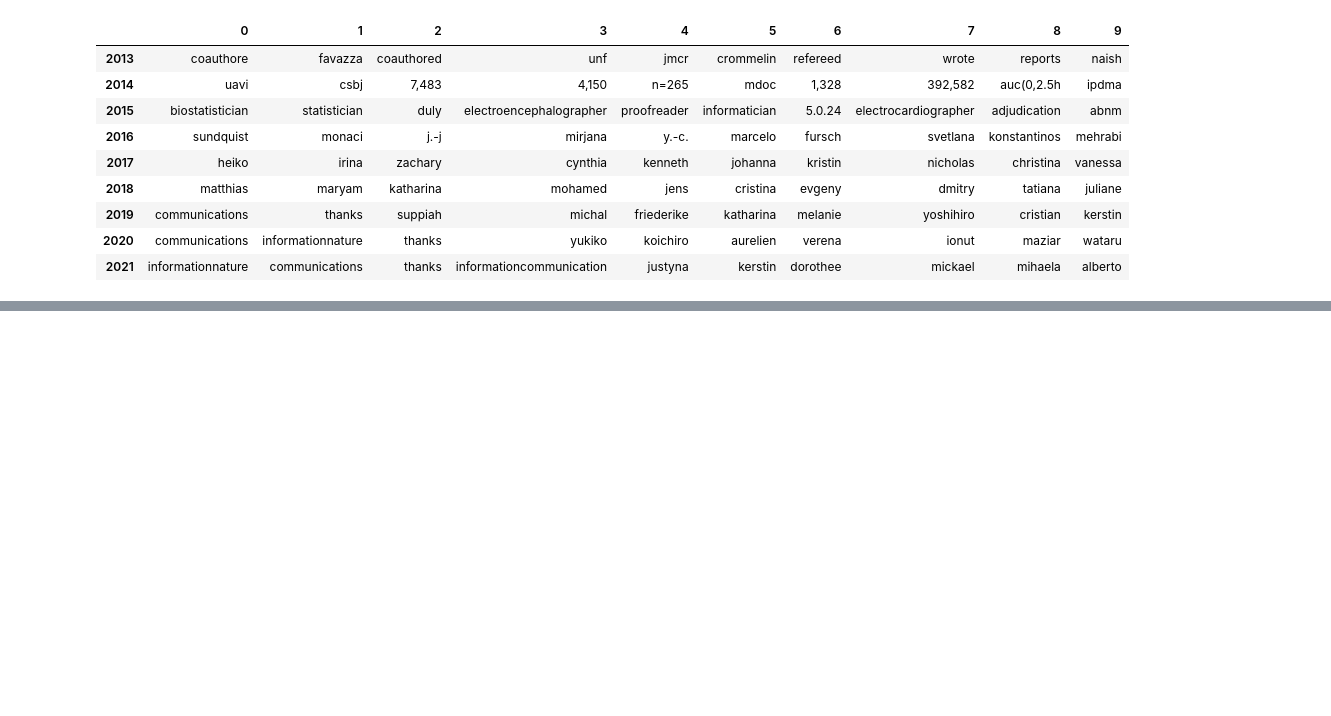
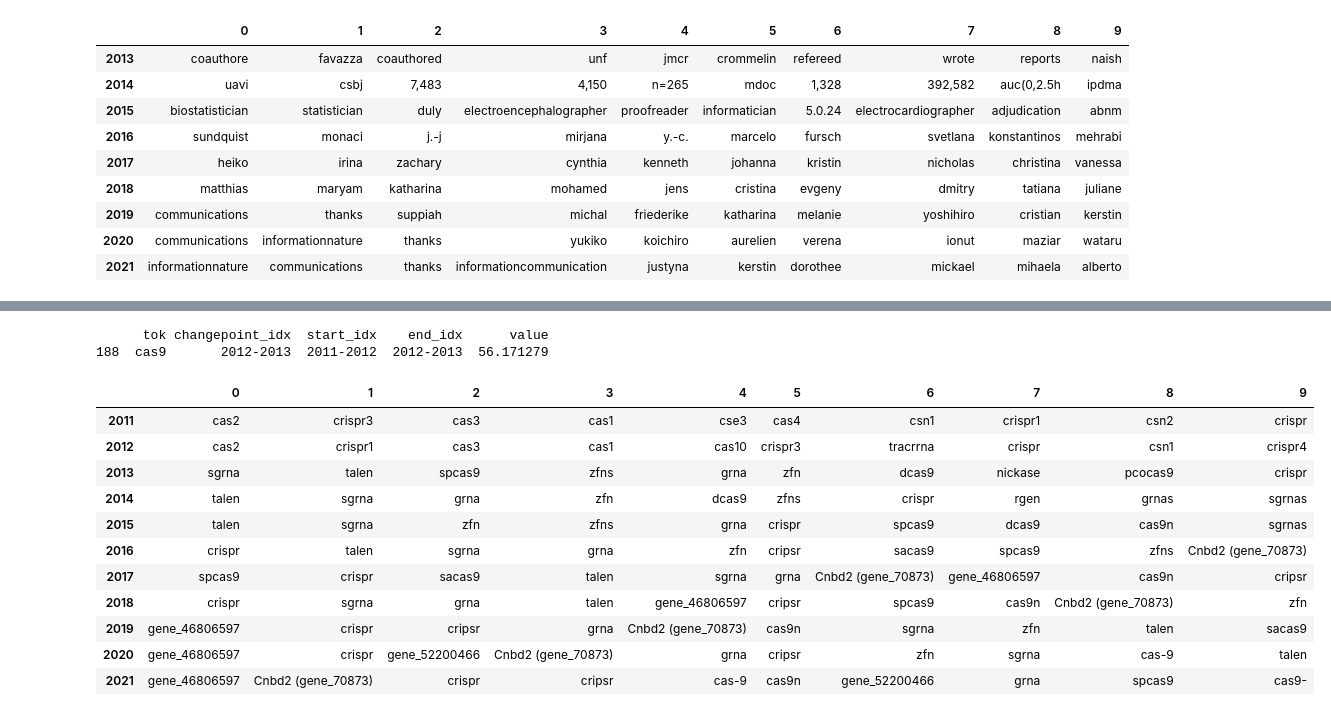
Before and after one commit to greenelab/biovectors, a Jupyter notebook: multi_model_revamp/03_explore_changepoint_detection_results.ipynb, the cells around one changed output, grey strips where cells are left out. Cells and saved outputs as stored; diff of their text form; code cells hidden in the pictures; blank space fills up the shorter version.

```diff
--- a/multi_model_revamp/03_explore_changepoint_detection_results.ipynb
+++ b/multi_model_revamp/03_explore_changepoint_detection_results.ipynb
@@ -43,7 +43,7 @@ concepts_df >> ply.slice_rows(10)
 | 8 | mesh_d000009 | abdominal muscles |
 | 9 | mesh_d000010 | abducens nerve |
 # %%
-changepoints_df = pd.read_csv("output/pubtator_updated_changepoints.tsv", sep="\t")
+changepoints_df = pd.read_csv("output/pubtator_changepoints.tsv", sep="\t")
 changepoints_df
 # %% [output]
 |  | tok | changepoint_idx | start_idx | end_idx | value |
@@ -107,14 +133,30 @@ neighbor_thru_time_df.T
 # %%
 query = "cas9"
 neighbor_thru_time_df = generate_neighbor_table(
     word2vec_model_list,
     query,
     changepoints_df,
     concept_mapper,
     n_neighbors=10,
+    output_file_folder=output_file_folder,
     save_file=True,
 )
 neighbor_thru_time_df.T
+# %% [output]
+      tok changepoint_idx  start_idx    end_idx      value
+188  cas9       2012-2013  2011-2012  2012-2013  56.171279
+|  | 0 | 1 | 2 | 3 | 4 | 5 | 6 | 7 | 8 | 9 |
+| 2011 | cas2 | crispr3 | cas3 | cas1 | cse3 | cas4 | csn1 | crispr1 | csn2 | crispr |
+| 2012 | cas2 | crispr1 | cas3 | cas1 | cas10 | crispr3 | tracrrna | crispr | csn1 | crispr4 |
+| 2013 | sgrna | talen | spcas9 | zfns | grna | zfn | dcas9 | nickase | pcocas9 | crispr |
+| 2014 | talen | sgrna | grna | zfn | dcas9 | zfns | crispr | rgen | grnas | sgrnas |
+| 2015 | talen | sgrna | zfn | zfns | grna | crispr | spcas9 | dcas9 | cas9n | sgrnas |
+| 2016 | crispr | talen | sgrna | grna | zfn | cripsr | sacas9 | spcas9 | zfns | Cnbd2 (gene_70873) |
+| 2017 | spcas9 | crispr | sacas9 | talen | sgrna | grna | Cnbd2 (gene_70873) | gene_46806597 | cas9n | cripsr |
+| 2018 | crispr | sgrna | grna | talen | gene_46806597 | cripsr | spcas9 | cas9n | Cnbd2 (gene_70873) | zfn |
+| 2019 | gene_46806597 | crispr | cripsr | grna | Cnbd2 (gene_70873) | cas9n | sgrna | zfn | talen | sacas9 |
+| 2020 | gene_46806597 | crispr | gene_52200466 | Cnbd2 (gene_70873) | grna | cripsr | zfn | sgrna | cas-9 | talen |
+| 2021 | gene_46806597 | Cnbd2 (gene_70873) | crispr | cripsr | cas-9 | cas9n | gene_52200466 | grna | spcas9 | cas9- |
 # %%
 query = "cellline_cvcl_1698"
 neighbor_thru_time_df = generate_neighbor_table(
```
Also changed, not shown: parts of 3 cells of this notebook, 5 other files.
